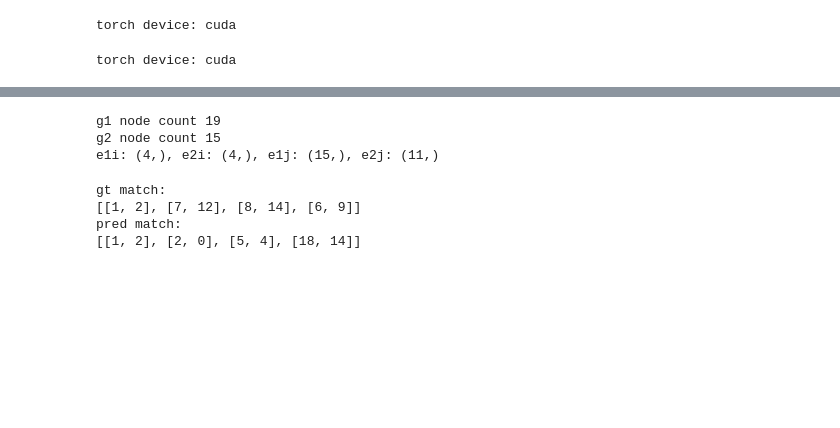
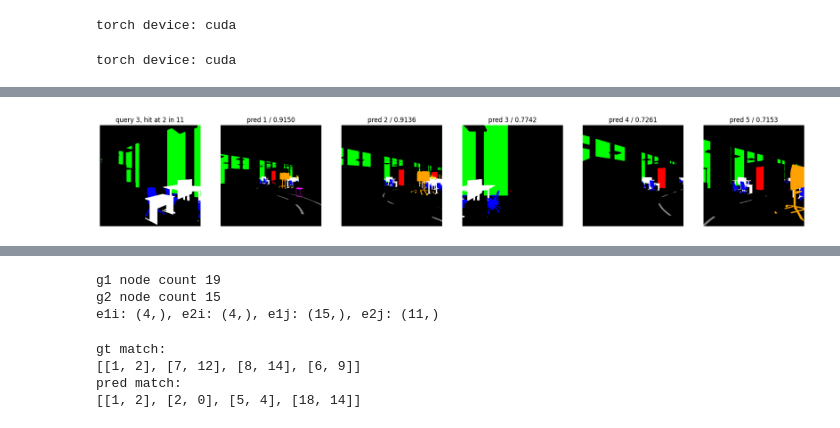
Before and after one commit to tangerine1202/object-graph-matching, a Jupyter notebook: nn_match.ipynb, the cells around one changed output, grey strips where cells are left out. Cells and saved outputs as stored; diff of their text form; code cells hidden in the pictures; blank space fills up the shorter version.

```diff
--- a/nn_match.ipynb
+++ b/nn_match.ipynb
@@ -124,21 +126,26 @@ def data_dict_to_device(data_dict, device):
+# %%
+model = CustomModel(node_attr_dim, edge_attr_dim, emb_dim, match_threshold=0.2).to(device)
+criterion = CustomCriterion(device)
+optimizer = optim.Adam(model.parameters(), lr=5e-4)
+
+e = 0
+history = {'train_loss': [], 'eval_loss': [], 'eval_metrics': []}
 # %%
 # training loop
-for _ in tqdm(range(200)):
+for _ in tqdm(range(100)):
     e += 1
     train_loss = 0
     for data_dict in train_dl:
-        data_dict = data_dict_to_device(data_dict, device)
         train_loss += train_step(model, data_dict, optimizer, criterion)
     train_loss /= len(train_dl)
 
-    if e % 10 == 0:
+    if e % 1 == 0:
         mean_metrics = {}
         sum_eval_loss = 0
 
         with torch.no_grad():
             model.eval()
             for data_dict in eval_dl:
-                data_dict = data_dict_to_device(data_dict, device)
                 eval_loss, metrics = eval_step(model, data_dict, criterion)
                 sum_eval_loss += eval_loss
                 for k, v in metrics.items():
@@ -151,10 +158,13 @@ for _ in tqdm(range(200)):
             mean_metrics[k] = v / len(eval_dl)
         eval_loss = sum_eval_loss / len(eval_dl)
 
+        torch.save(model.state_dict(), f'{CKPT_DIR}/model_{e}.pth')
+
         history['train_loss'].append(train_loss)
         history['eval_loss'].append(eval_loss)
         history['eval_metrics'].append(mean_metrics)
         print(f'----- epoch: {e} -----')
+
         print(f'train loss: {train_loss:.6f}')
         print(f'eval  loss: {eval_loss:.6f}')
         print('eval metrics:')
@@ -165,5 +175,9 @@ for _ in tqdm(range(200)):
 plt.plot(history['train_loss'], label='train loss')
 plt.plot(history['eval_loss'], label='eval loss')
 plt.legend()
+plt.figure()
+for k, v in history['eval_metrics'][0].items():
+    plt.plot([x[k] for x in history['eval_metrics']], label=f'eval {k}')
+plt.legend()
 plt.show()
 # %% [output]
@@ -289,0 +354,60 @@ hits@1: 57 (55.8824%)
+# %%
+# idx = 2 # [2, 3, 4, 7, 15, 30, 37, 61, 62, 81, 93]
+# for idx in range(100):
+#     if compute_hits_at_k(res[idx]['gt_pose'], res[idx]['pred'], 1) == True:
+#         print(idx)
+
+def gen_vis_data(res, idx, k, max_len=5, vis_type='seg'):
+    g1_step = res[idx]['g1_step']
+    pred_g2_steps = [d[0] for d in res[idx]['pred']]
+    pred_g2_score = [d[1] for d in res[idx]['pred']]
+
+    plt.figure(figsize=(24, 6))
+    plt.subplot(1, max_len+1, 1)
+    plt.axis('off')
+    plt.title(f'query {g1_step}, hit at {k} in {len(pred_g2_steps)}')
+    plt.imshow(read_img(g1_step, vis_type))
+
+    for i in range(min(max_len, len(pred_g2_steps))):
+        plt.subplot(1, max_len+1, i + 2)
+        plt.axis('off')
+        plt.title(f'pred {i + 1} / {pred_g2_score[i]:.4f}')
+        plt.imshow(read_img(pred_g2_steps[i], vis_type))
+
+    return g1_step, pred_g2_steps, pred_g2_score
+
+def read_img(step, type='rgb'):
+    if type == 'rgb':
+        suffix = ''
+    elif type == 'inst':
+        suffix = '.instance segmentation'
+    elif type == 'seg':
+        suffix = '.semantic segmentation'
+    else:
+        print('vis type error')
+    path = f'data/{SCENE}/{SOLO_NAME}/sequence.0/step{step}.camera{suffix}.png'
+    img = plt.imread(path)
+    return img
+
+i = 0
+cnt = 0
+range_min = 0
+range_max = 3
+while cnt < 10:
+    gt_pose = res[i]['gt_pose']
+    pred = res[i]['pred']
+    pred_g2_poses = [d[2] for d in pred]
+    k = -1
+    # print(f'gt_pose: {gt_pose[:3]}')
+    # print(f'pred_pose: {pred_g2_poses[0][:3]}')
+    for k, pred_pose in enumerate(pred_g2_poses):
+        if np.allclose(gt_pose, pred_pose):
+            # print(f'idx: {i}, hit at {k} over {len(pred)}')
+            # print()
+            break
+    if range_min <= k < range_max:
+        cnt += 1
+        _ = gen_vis_data(res, i, k, max_len=5, vis_type='seg')
+    i += 1
+# %% [output]
+[figure, added]
```
Also changed, not shown: parts of 24 cells of this notebook, 11 other files.
